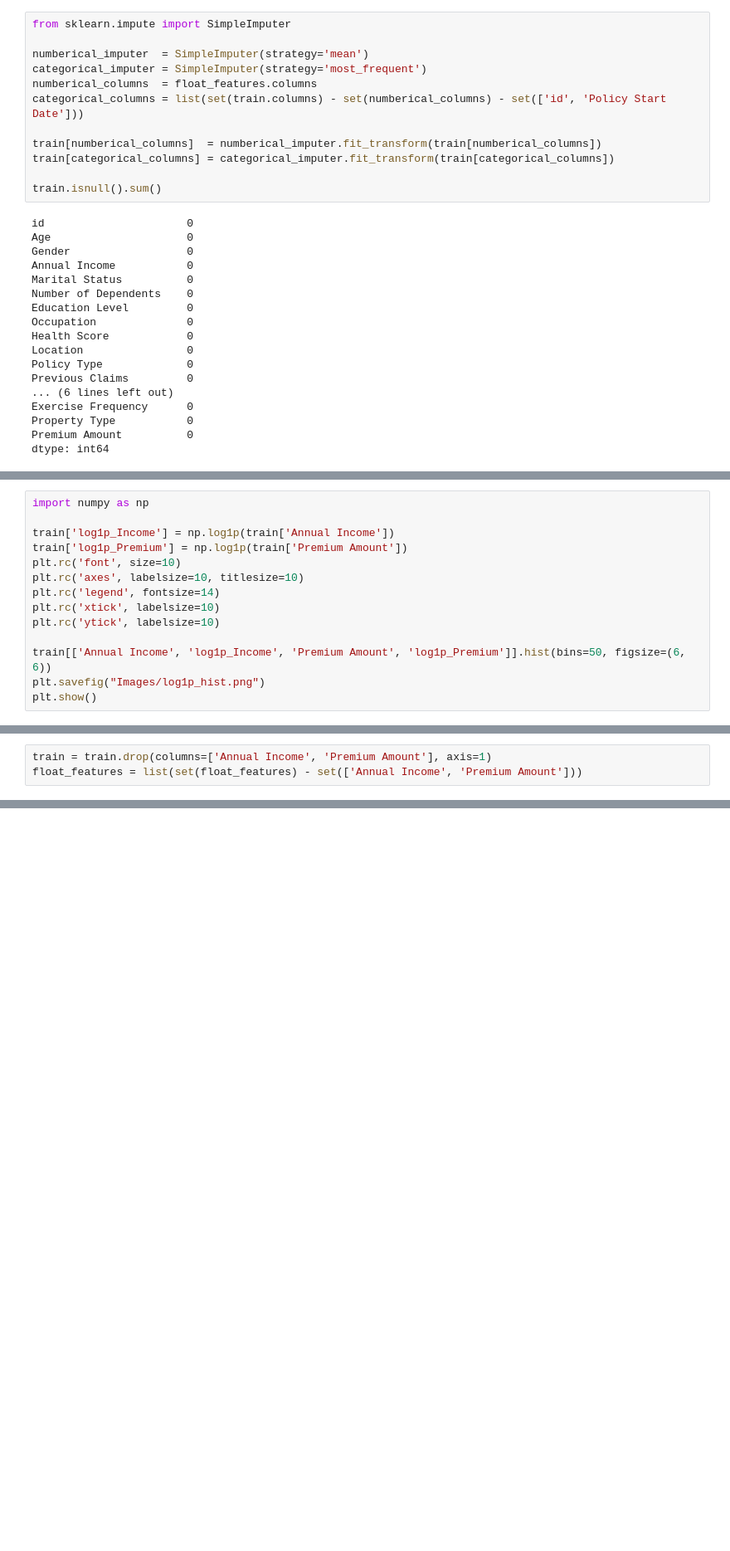
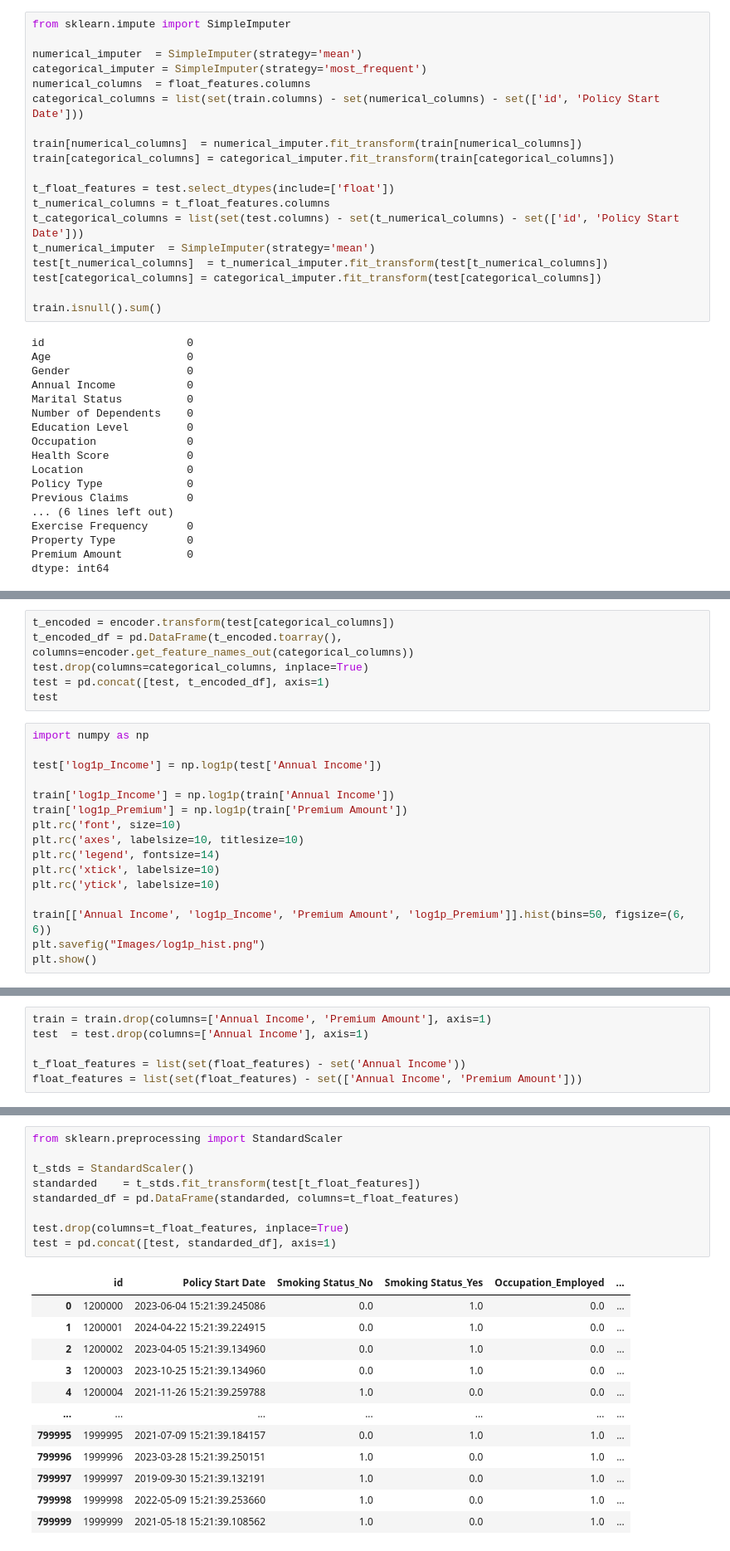
Before and after one commit to Arsham2002/insurance-premium-prediction, a Jupyter notebook: t2.ipynb, the cells around one changed output, grey strips where cells are left out. Shown at 83% size. Cells and saved outputs as stored; diff of their text form; blank space fills up the shorter version.

Commit message:
Training and Evaluation Model

```diff
--- a/t2.ipynb
+++ b/t2.ipynb
@@ -126,14 +127,21 @@ dtype: int64
 # %%
 from sklearn.impute import SimpleImputer
 
-numberical_imputer  = SimpleImputer(strategy='mean')
+numerical_imputer  = SimpleImputer(strategy='mean')
 categorical_imputer = SimpleImputer(strategy='most_frequent')
-numberical_columns  = float_features.columns
-categorical_columns = list(set(train.columns) - set(numberical_columns) - set(['id', 'Policy Start Date']))
+numerical_columns  = float_features.columns
+categorical_columns = list(set(train.columns) - set(numerical_columns) - set(['id', 'Policy Start Date']))
 
-train[numberical_columns]  = numberical_imputer.fit_transform(train[numberical_columns])
+train[numerical_columns]  = numerical_imputer.fit_transform(train[numerical_columns])
 train[categorical_columns] = categorical_imputer.fit_transform(train[categorical_columns])
 
+t_float_features = test.select_dtypes(include=['float'])
+t_numerical_columns = t_float_features.columns
+t_categorical_columns = list(set(test.columns) - set(t_numerical_columns) - set(['id', 'Policy Start Date']))
+t_numerical_imputer  = SimpleImputer(strategy='mean')
+test[t_numerical_columns]  = t_numerical_imputer.fit_transform(test[t_numerical_columns])
+test[categorical_columns] = categorical_imputer.fit_transform(test[categorical_columns])
+
 train.isnull().sum()
 # %% [output]
 id                      0
@@ -179,5 +175,13 @@ train
+# %%
+t_encoded = encoder.transform(test[categorical_columns])
+t_encoded_df = pd.DataFrame(t_encoded.toarray(), columns=encoder.get_feature_names_out(categorical_columns))
+test.drop(columns=categorical_columns, inplace=True)
+test = pd.concat([test, t_encoded_df], axis=1)
+test
 # %%
 import numpy as np
+
+test['log1p_Income'] = np.log1p(test['Annual Income'])
 
 train['log1p_Income'] = np.log1p(train['Annual Income'])
 train['log1p_Premium'] = np.log1p(train['Premium Amount'])
@@ -194,4 +198,7 @@ plt.show()
 [figure]
 # %%
 train = train.drop(columns=['Annual Income', 'Premium Amount'], axis=1)
+test  = test.drop(columns=['Annual Income'], axis=1)
+
+t_float_features = list(set(float_features) - set('Annual Income'))
 float_features = list(set(float_features) - set(['Annual Income', 'Premium Amount']))
@@ -219,3 +228,25 @@ train
 | 1199998 | 1199998 | 2021-09-19 15:21:39.190215 | 1.0 | 0.0 | 1.0 | ... |
 | 1199999 | 1199999 | 2020-08-26 15:21:39.155231 | 0.0 | 1.0 | 1.0 | ... |
 1200000 rows × 41 columns
+# %%
+from sklearn.preprocessing import StandardScaler
+
+t_stds = StandardScaler()
+standarded    = t_stds.fit_transform(test[t_float_features])
+standarded_df = pd.DataFrame(standarded, columns=t_float_features)
+
+test.drop(columns=t_float_features, inplace=True)
+test = pd.concat([test, standarded_df], axis=1)
+# %% [output]
+|  | id | Policy Start Date | Smoking Status_No | Smoking Status_Yes | Occupation_Employed | ... |
+| 0 | 1200000 | 2023-06-04 15:21:39.245086 | 0.0 | 1.0 | 0.0 | ... |
+| 1 | 1200001 | 2024-04-22 15:21:39.224915 | 0.0 | 1.0 | 0.0 | ... |
+| 2 | 1200002 | 2023-04-05 15:21:39.134960 | 0.0 | 1.0 | 0.0 | ... |
+| 3 | 1200003 | 2023-10-25 15:21:39.134960 | 0.0 | 1.0 | 0.0 | ... |
+| 4 | 1200004 | 2021-11-26 15:21:39.259788 | 1.0 | 0.0 | 0.0 | ... |
+| ... | ... | ... | ... | ... | ... | ... |
+| 799995 | 1999995 | 2021-07-09 15:21:39.184157 | 0.0 | 1.0 | 1.0 | ... |
+| 799996 | 1999996 | 2023-03-28 15:21:39.250151 | 1.0 | 0.0 | 1.0 | ... |
+| 799997 | 1999997 | 2019-09-30 15:21:39.132191 | 1.0 | 0.0 | 1.0 | ... |
+| 799998 | 1999998 | 2022-05-09 15:21:39.253660 | 1.0 | 0.0 | 1.0 | ... |
+| 799999 | 1999999 | 2021-05-18 15:21:39.108562 | 1.0 | 0.0 | 1.0 | ... |
```
Also changed, not shown: parts of 13 cells of this notebook.
